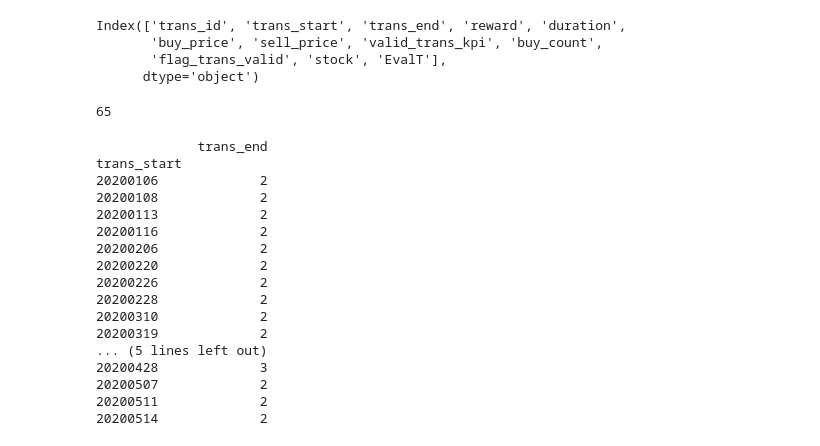
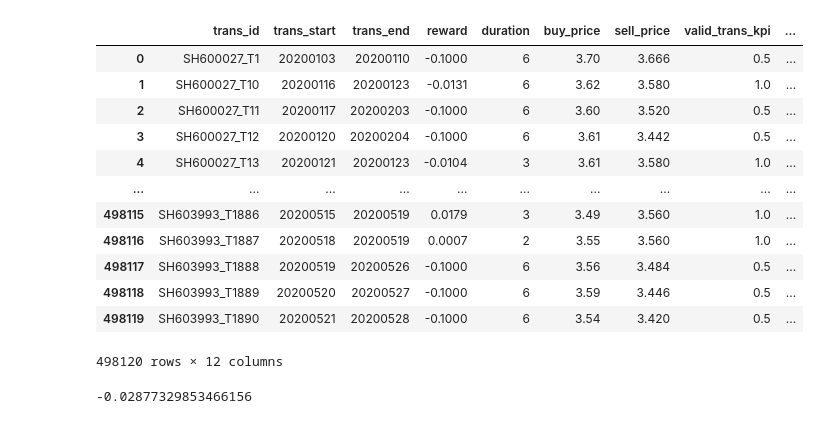
Before and after one commit to 1323767083/2020P3, a Jupyter notebook: N_try.ipynb, the cells around one changed output. Cells and saved outputs as stored; diff of their text form; code cells hidden in the pictures.

```diff
--- a/N_try.ipynb
+++ b/N_try.ipynb
@@ -1,12 +1,15 @@
 # %%
-import os
+import os,re
+HostName=os.uname()[1]
+print (HostName)
 
-import vresult_data_reward as v
-import vresult_data_com as c
+import vresult_data_com as vrc
+import vresult_data_reward as vdr
 import config as sc
-system_name="Sell300"
-process_group_name="EvalAgent_0"
-process_idx="All"
-
-Lstock, LEvalT, LYM, lgc=c.get_addon_setting(system_name,process_group_name)
-i=v.ana_reward_data(system_name, process_group_name,process_idx,Lstock, LEvalT, LYM,lgc)
+#system_name="Sell300"
+system_name="Buy300_2"
+process_name="EvalAgent_0"
+Lstock, LEvalT, LYM, lgc=vrc.get_addon_setting(system_name,process_name)
+i0=vdr.ana_reward(system_name, process_name,Lstock, LEvalT, LYM,lgc)
+process_name="EvalAgent_2"
+i1=vdr.ana_reward(system_name, process_name,Lstock, LEvalT, LYM,lgc)
@@ -86,11 +24,24 @@ a=i._get_are_summary_1stock_1ET("SH600000", 4500)
-# %%
-df.columns
-# %% [output]
-Index(['trans_id', 'trans_start', 'trans_end', 'reward', 'duration',
-       'buy_price', 'sell_price', 'valid_trans_kpi', 'buy_count',
-       'flag_trans_valid', 'stock', 'EvalT'],
-      dtype='object')
-# %%
-len(set(df["trans_start"].to_list()))
-# %% [output]
-65
+# %%
+i1.df
+#((i1.df["sell_price"]-i1.df["buy_price"])/i1.df["buy_price"]).mean()
+# %% [output]
+|  | trans_id | trans_start | trans_end | reward | duration | buy_price | sell_price | valid_trans_kpi | ... |
+| 0 | SH600027_T1 | 20200103 | 20200110 | -0.1000 | 6 | 3.70 | 3.666 | 0.5 | ... |
+| 1 | SH600027_T10 | 20200116 | 20200123 | -0.0131 | 6 | 3.62 | 3.580 | 1.0 | ... |
+| 2 | SH600027_T11 | 20200117 | 20200203 | -0.1000 | 6 | 3.60 | 3.520 | 0.5 | ... |
+| 3 | SH600027_T12 | 20200120 | 20200204 | -0.1000 | 6 | 3.61 | 3.442 | 0.5 | ... |
+| 4 | SH600027_T13 | 20200121 | 20200123 | -0.0104 | 3 | 3.61 | 3.580 | 1.0 | ... |
+| ... | ... | ... | ... | ... | ... | ... | ... | ... | ... |
+| 498115 | SH603993_T1886 | 20200515 | 20200519 | 0.0179 | 3 | 3.49 | 3.560 | 1.0 | ... |
+| 498116 | SH603993_T1887 | 20200518 | 20200519 | 0.0007 | 2 | 3.55 | 3.560 | 1.0 | ... |
+| 498117 | SH603993_T1888 | 20200519 | 20200526 | -0.1000 | 6 | 3.56 | 3.484 | 0.5 | ... |
+| 498118 | SH603993_T1889 | 20200520 | 20200527 | -0.1000 | 6 | 3.59 | 3.446 | 0.5 | ... |
+| 498119 | SH603993_T1890 | 20200521 | 20200528 | -0.1000 | 6 | 3.54 | 3.420 | 0.5 | ... |
+498120 rows × 12 columns
+# %%
+dft=i1.df[i1.df["valid_trans_kpi"]!=1.0]
+
+
+((dft["sell_price"]-dft["buy_price"])/dft["buy_price"]).mean()
+# %% [output]
+-0.02877329853466156
@@ -100,20 +56,0 @@ dfr=df.groupby(["trans_start"]).agg(trans_end=pd.NamedAgg(column="trans_end", ag
-# %%
-print (dfr[dfr["trans_end"]!=1])
-# %% [output]
-             trans_end
-trans_start
-20200106             2
-20200108             2
-20200113             2
-20200116             2
-20200206             2
-20200220             2
-20200226             2
-20200228             2
-20200310             2
-20200319             2
-... (5 lines left out)
-20200428             3
-20200507             2
-20200511             2
-20200514             2
```
Also changed, not shown: parts of 13 cells of this notebook, 6 other files.
